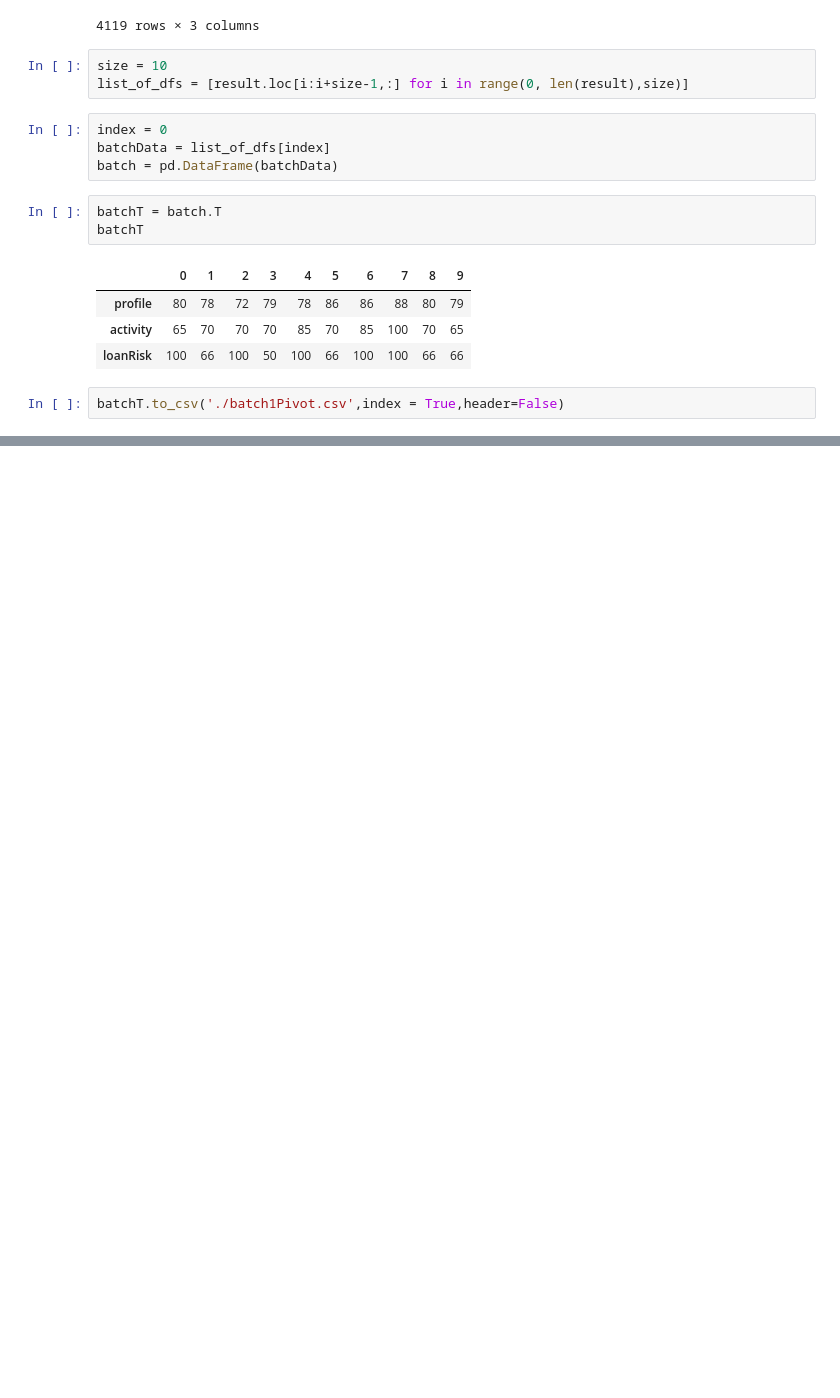
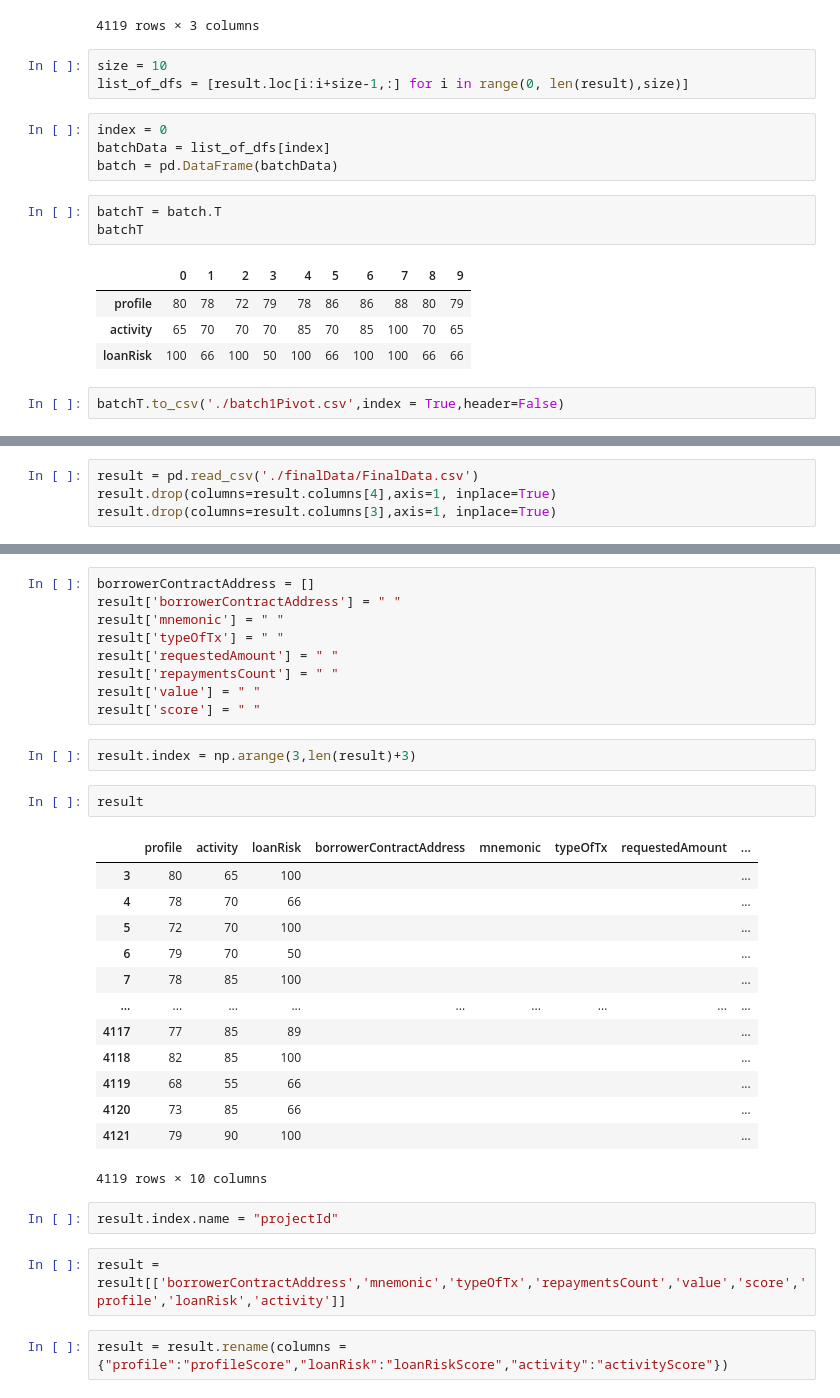
Before and after one commit to peii14/LoanTransaction, a Jupyter notebook: mine.ipynb, the cells around one changed output, grey strips where cells are left out. Drawn from its saved outputs; the diff is of its cells as text; blank space fills up the shorter version.

```diff
--- a/mine.ipynb
+++ b/mine.ipynb
@@ -350,0 +353,4 @@ batchT.to_csv('./batch1Pivot.csv',index = True,header=False)
+# %%
+result = pd.read_csv('./finalData/FinalData.csv')
+result.drop(columns=result.columns[4],axis=1, inplace=True)
+result.drop(columns=result.columns[3],axis=1, inplace=True)
@@ -350,0 +373,33 @@ batchT.to_csv('./batch1Pivot.csv',index = True,header=False)
+# %%
+borrowerContractAddress = []
+result['borrowerContractAddress'] = " "
+result['mnemonic'] = " "
+result['typeOfTx'] = " "
+result['requestedAmount'] = " "
+result['repaymentsCount'] = " "
+result['value'] = " "
+result['score'] = " "
+# %%
+result.index = np.arange(3,len(result)+3)
+# %%
+result
+# %% [output]
+|  | profile | activity | loanRisk | borrowerContractAddress | mnemonic | typeOfTx | requestedAmount | ... |
+| 3 | 80 | 65 | 100 |  |  |  |  | ... |
+| 4 | 78 | 70 | 66 |  |  |  |  | ... |
+| 5 | 72 | 70 | 100 |  |  |  |  | ... |
+| 6 | 79 | 70 | 50 |  |  |  |  | ... |
+| 7 | 78 | 85 | 100 |  |  |  |  | ... |
+| ... | ... | ... | ... | ... | ... | ... | ... | ... |
+| 4117 | 77 | 85 | 89 |  |  |  |  | ... |
+| 4118 | 82 | 85 | 100 |  |  |  |  | ... |
+| 4119 | 68 | 55 | 66 |  |  |  |  | ... |
+| 4120 | 73 | 85 | 66 |  |  |  |  | ... |
+| 4121 | 79 | 90 | 100 |  |  |  |  | ... |
+4119 rows × 10 columns
+# %%
+result.index.name = "projectId"
+# %%
+result = result[['borrowerContractAddress','mnemonic','typeOfTx','repaymentsCount','value','score','profile','loanRisk','activity']]
+# %%
+result = result.rename(columns = {"profile":"profileScore","loanRisk":"loanRiskScore","activity":"activityScore"})
```
Also changed, not shown: parts of 9 cells of this notebook, 3 other files.
